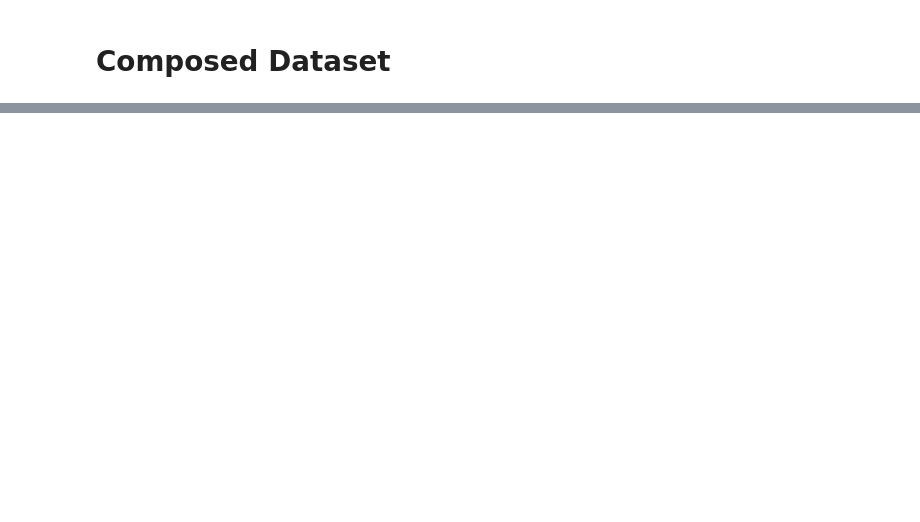
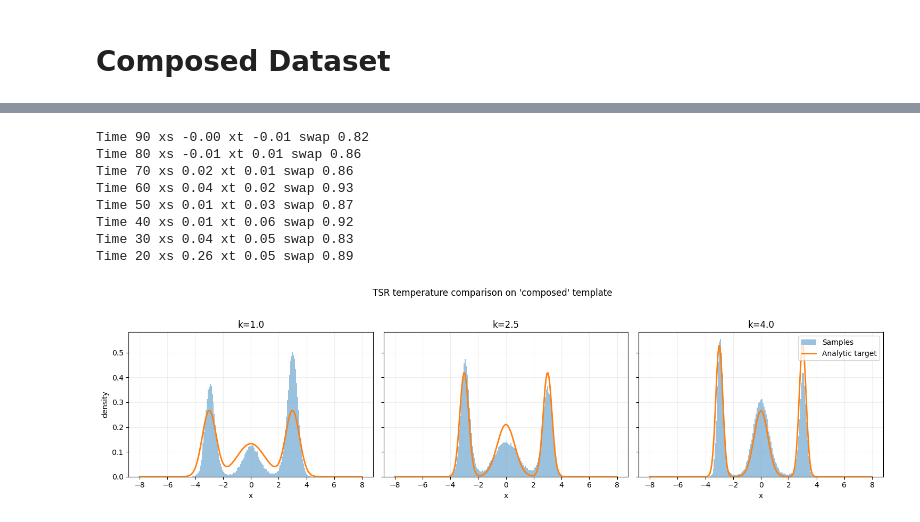
Before and after one commit to oatmeallover/parallel_tempering, a Jupyter notebook: tempered_energy.ipynb, the cells around one changed output, grey strips where cells are left out. Saved outputs shown, nothing was run; the diff lists cells and outputs as text; code cells hidden in the pictures; blank space fills up the shorter version.

```diff
--- a/tempered_energy.ipynb
+++ b/tempered_energy.ipynb
@@ -92,0 +78,12 @@ Time 50 swap 0.981547474861145
+# %%
+_ = plot_temperature_triptych(dataset_name=dataset, sigma=sigma, n_bins=n_bins, n_samples=n_samples, k=k, replica_swaps=True, analytical=False)
+# %% [output]
+Time 90 xs -0.00 xt -0.01 swap 0.82
+Time 80 xs -0.01 xt 0.01 swap 0.86
+Time 70 xs 0.02 xt 0.01 swap 0.86
+Time 60 xs 0.04 xt 0.02 swap 0.93
+Time 50 xs 0.01 xt 0.03 swap 0.87
+Time 40 xs 0.01 xt 0.06 swap 0.92
+Time 30 xs 0.04 xt 0.05 swap 0.83
+Time 20 xs 0.26 xt 0.05 swap 0.89
+[figure, added]
```
Also changed, not shown: parts of 6 cells of this notebook, 3 other files.
